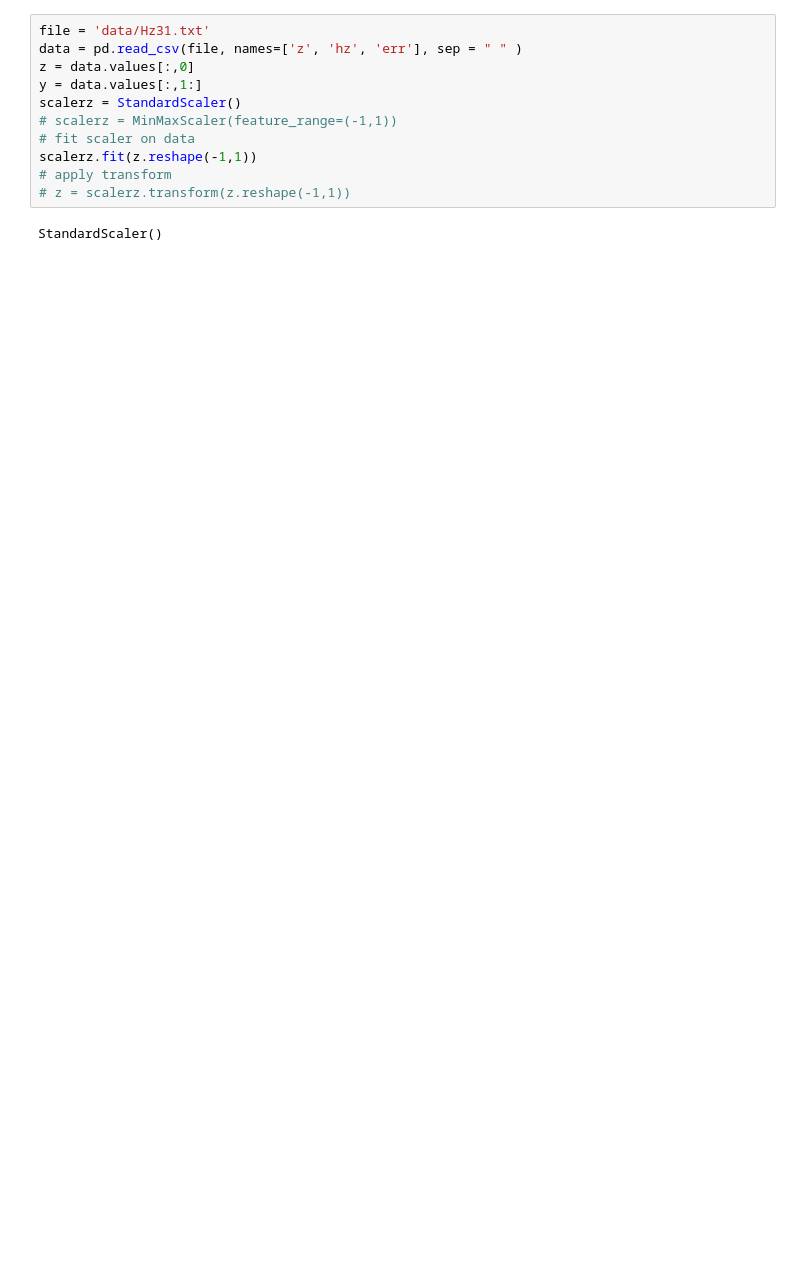
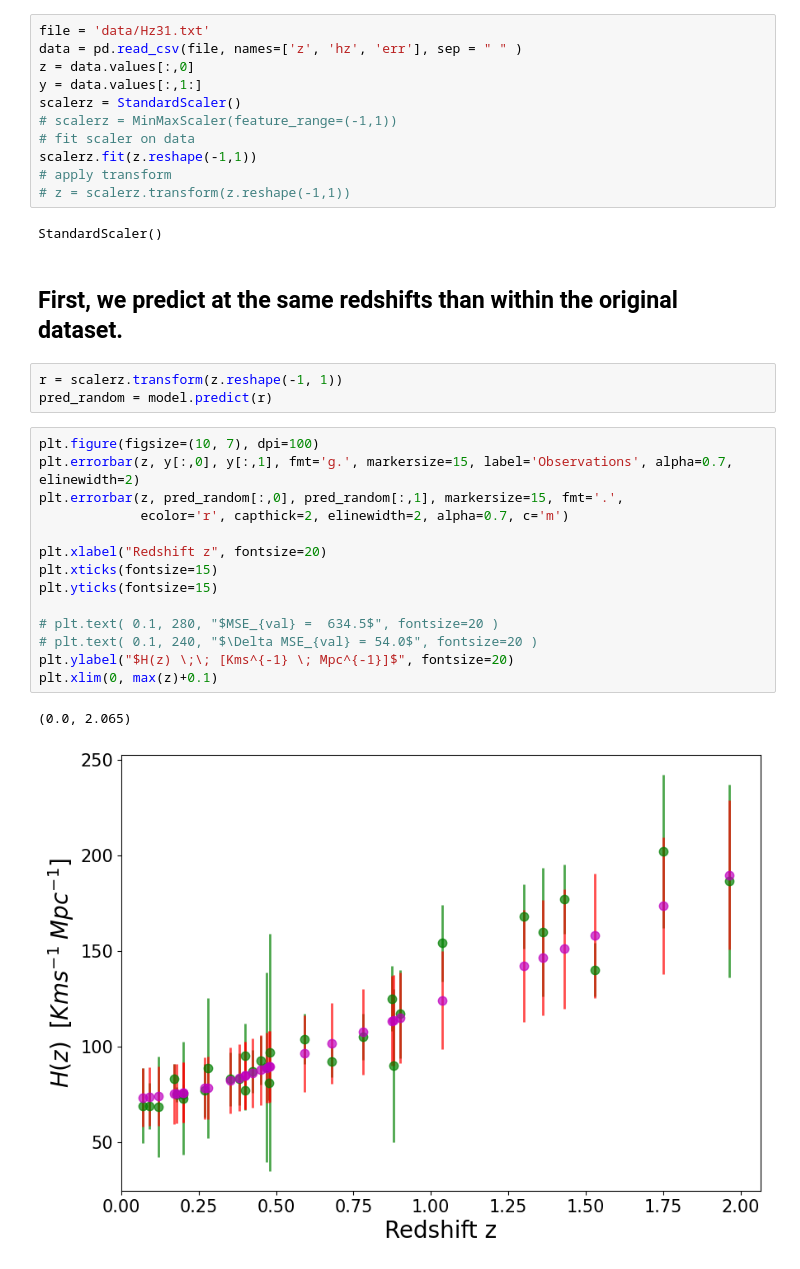
Before and after one commit to igomezv/crann, a Jupyter notebook: loadHzFFNN.ipynb, the cells around one changed output. Cells and saved outputs as stored; diff of their text form; blank space fills up the shorter version.

```diff
--- a/loadHzFFNN.ipynb
+++ b/loadHzFFNN.ipynb
@@ -27,3 +27,25 @@ scalerz.fit(z.reshape(-1,1))
 # z = scalerz.transform(z.reshape(-1,1))
 # %% [output]
 StandardScaler()
+# %% [markdown]
+## First, we predict at the same redshifts than within the original dataset.
+# %%
+r = scalerz.transform(z.reshape(-1, 1))
+pred_random = model.predict(r)
+# %%
+plt.figure(figsize=(10, 7), dpi=100)
+plt.errorbar(z, y[:,0], y[:,1], fmt='g.', markersize=15, label='Observations', alpha=0.7, elinewidth=2)
+plt.errorbar(z, pred_random[:,0], pred_random[:,1], markersize=15, fmt='.',
+             ecolor='r', capthick=2, elinewidth=2, alpha=0.7, c='m')
+
+plt.xlabel("Redshift z", fontsize=20)
+plt.xticks(fontsize=15)
+plt.yticks(fontsize=15)
+
+# plt.text( 0.1, 280, "$MSE_{val} =  634.5$", fontsize=20 )
+# plt.text( 0.1, 240, "$\Delta MSE_{val} = 54.0$", fontsize=20 )
+plt.ylabel("$H(z) \;\; [Kms^{-1} \; Mpc^{-1}]$", fontsize=20)
+plt.xlim(0, max(z)+0.1)
+# %% [output]
+(0.0, 2.065)
+[figure, added]
```
Also changed, not shown: parts of 7 cells of this notebook.
